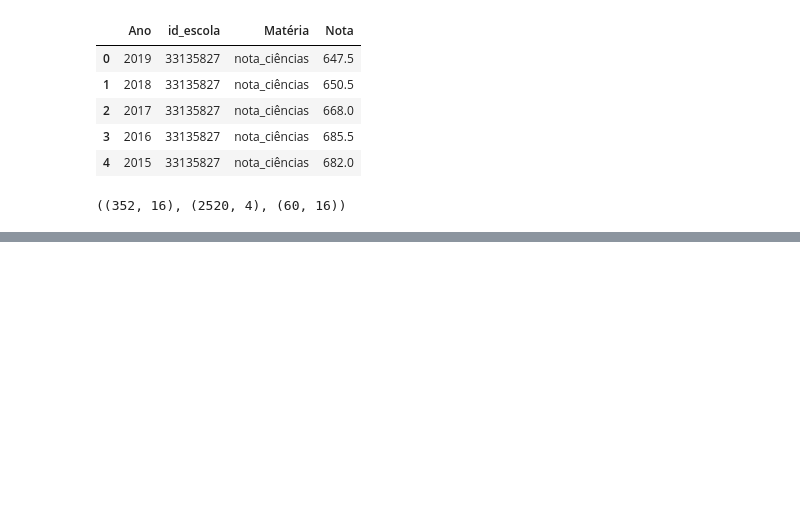
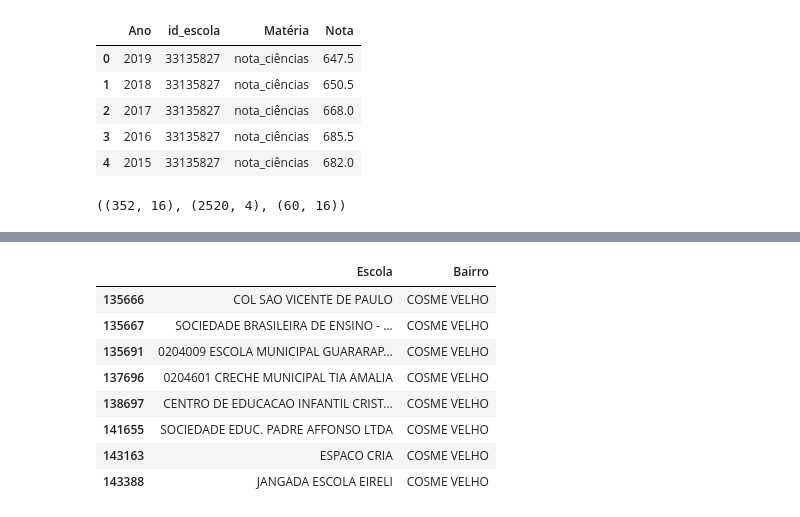
Before and after one commit to pauloneves/educacao, a Jupyter notebook: 07_csvp_altair.ipynb, the cells around one changed output, grey strips where cells are left out. Saved outputs shown, nothing was run; the diff lists cells and outputs as text; code cells hidden in the pictures; blank space fills up the shorter version.

```diff
--- a/07_csvp_altair.ipynb
+++ b/07_csvp_altair.ipynb
@@ -590,0 +568,6 @@ df_notas_melt
+# %%
+df_escolas_rio = df_escolas.loc[df_escolas.UF=="RJ", ['Escola', 'Código INEP', 'Categoria Administrativa', 'Endereço',
+                                                      'Dependência Administrativa', 'Categoria Escola Privada',
+                                                      'Conveniada Poder Público', 'Regulamentação pelo Conselho de Educação',
+                                                      'Porte da Escola', 'Etapas e Modalidade de Ensino Oferecidas']
+                               ].rename(columns={'Código INEP': 'CO_ENTIDADE'})
@@ -590,0 +584,15 @@ df_notas_melt
+# %%
+
+df_escolas_rio['Bairro'] = df_escolas_rio['Endereço'].str.extract(r'([^,.\d]+?)[ .]*\d{5}-\d{3}')
+df_escolas_rio['Bairro'] = df_escolas_rio['Bairro'].str.strip()
+df_escolas_rio.loc[df_escolas_rio.Bairro == 'COSME VELHO', ['Escola', 'Bairro']]
+# %% [output]
+|  | Escola | Bairro |
+| 135666 | COL SAO VICENTE DE PAULO | COSME VELHO |
+| 135667 | SOCIEDADE BRASILEIRA DE ENSINO - ... | COSME VELHO |
+| 135691 | 0204009 ESCOLA MUNICIPAL GUARARAP... | COSME VELHO |
+| 137696 | 0204601 CRECHE MUNICIPAL TIA AMALIA | COSME VELHO |
+| 138697 | CENTRO DE EDUCACAO INFANTIL CRIST... | COSME VELHO |
+| 141655 | SOCIEDADE EDUC. PADRE AFFONSO LTDA | COSME VELHO |
+| 143163 | ESPACO CRIA | COSME VELHO |
+| 143388 | JANGADA ESCOLA EIRELI | COSME VELHO |
```
Also changed, not shown: parts of 12 cells of this notebook, 1 other file.
